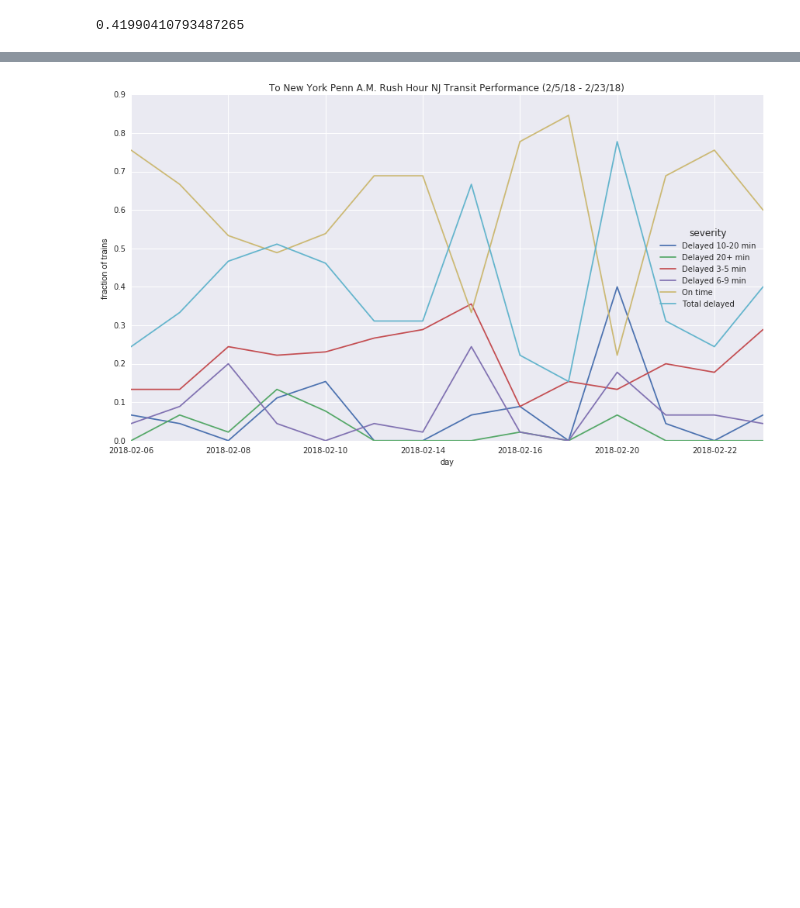
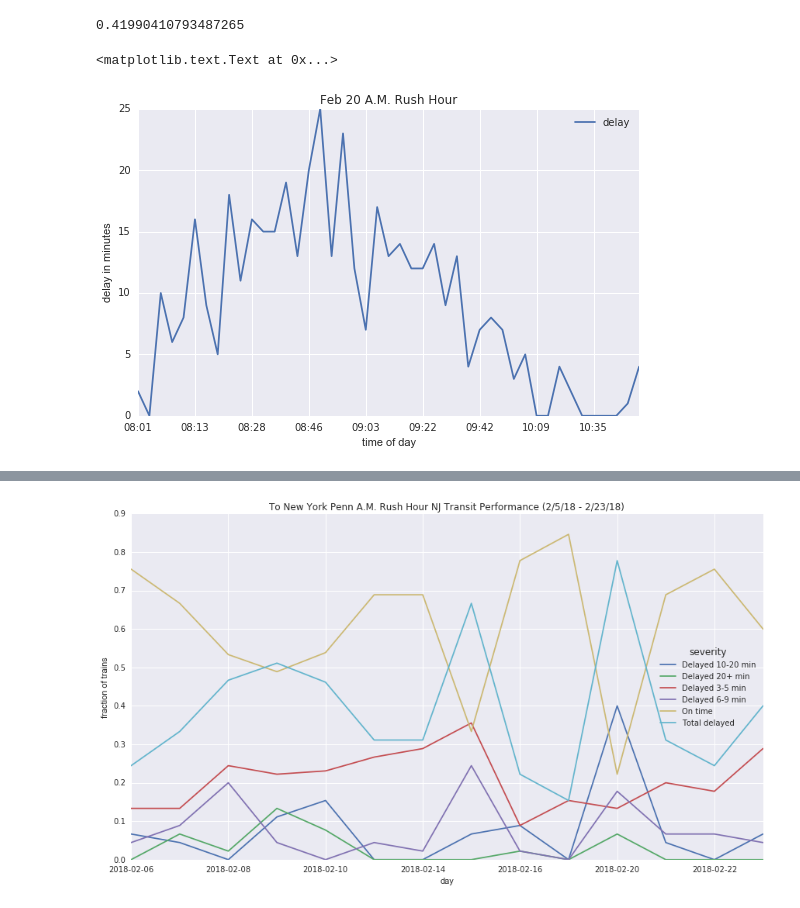
Before and after one commit to pranavbadami/njtransit, a Jupyter notebook: notebooks/analysis/system_overview.ipynb, the cells around one changed output, grey strips where cells are left out. Drawn from its saved outputs; the diff is of its cells as text; code cells hidden in the pictures; blank space fills up the shorter version.

```diff
--- a/notebooks/analysis/system_overview.ipynb
+++ b/notebooks/analysis/system_overview.ipynb
@@ -153,0 +161,12 @@ to_nyp_rh = sys_wide_rh[sys_wide_rh['to'] == 'New York Penn Station']
+# %%
+to_nyp_rh_220 = to_nyp_rh[to_nyp_rh['date'] == '2018-02-20'].copy()
+# %%
+to_nyp_rh_220['expected_fmt'] = to_nyp_rh_220['expected'].dt.strftime('%H:%M')
+to_nyp_220_am['expected_fmt'] = to_nyp_220_am['expected'].dt.strftime('%H:%M')
+# %%
+ax = to_nyp_rh_220.sort_values('expected').plot(x='expected_fmt', y='delay', title='Feb 20 A.M. Rush Hour')
+ax.set_ylabel('delay in minutes')
+ax.set_xlabel('time of day')
+# %% [output]
+<matplotlib.text.Text at 0x...>
+[figure, added]
```
Also changed, not shown: parts of 13 cells of this notebook.
